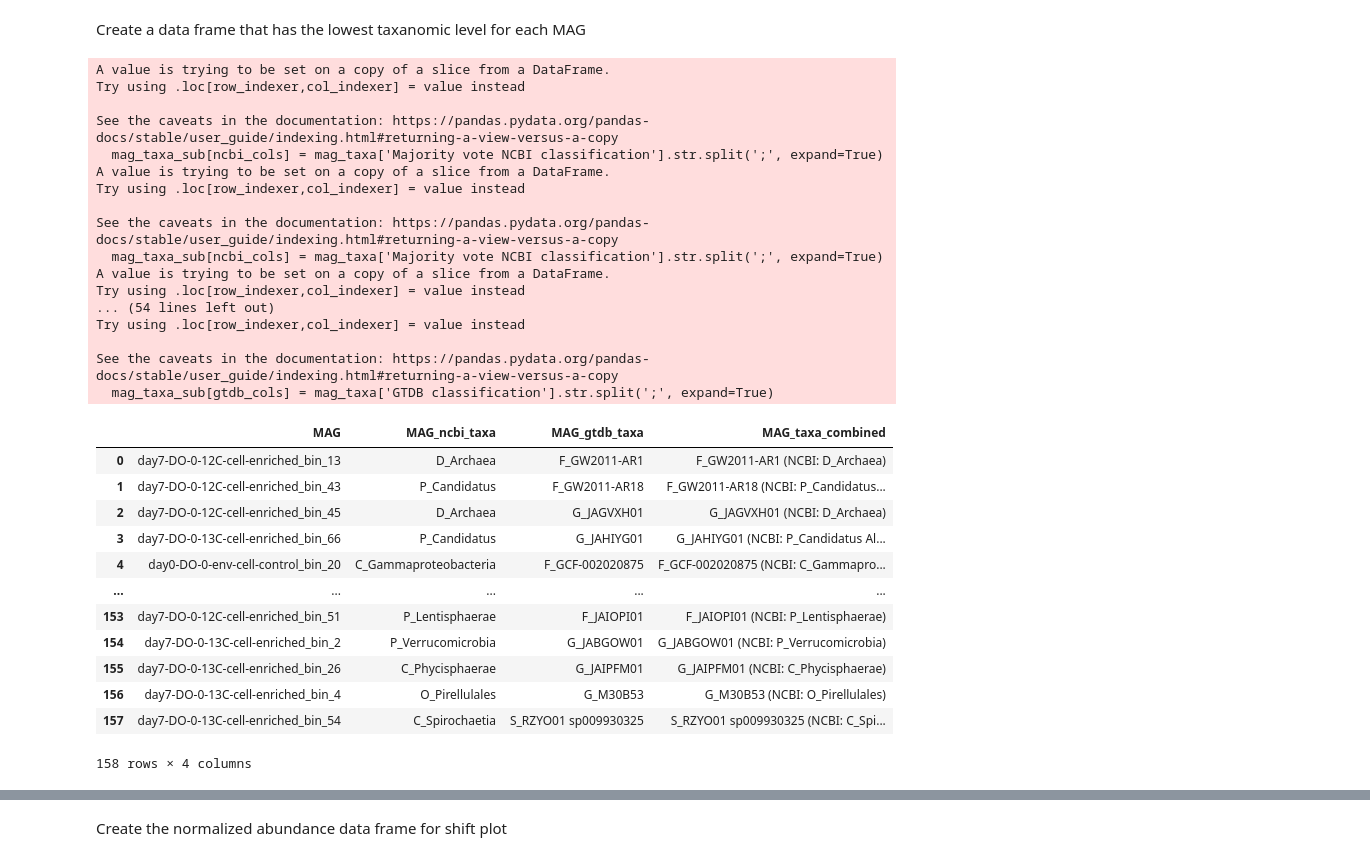
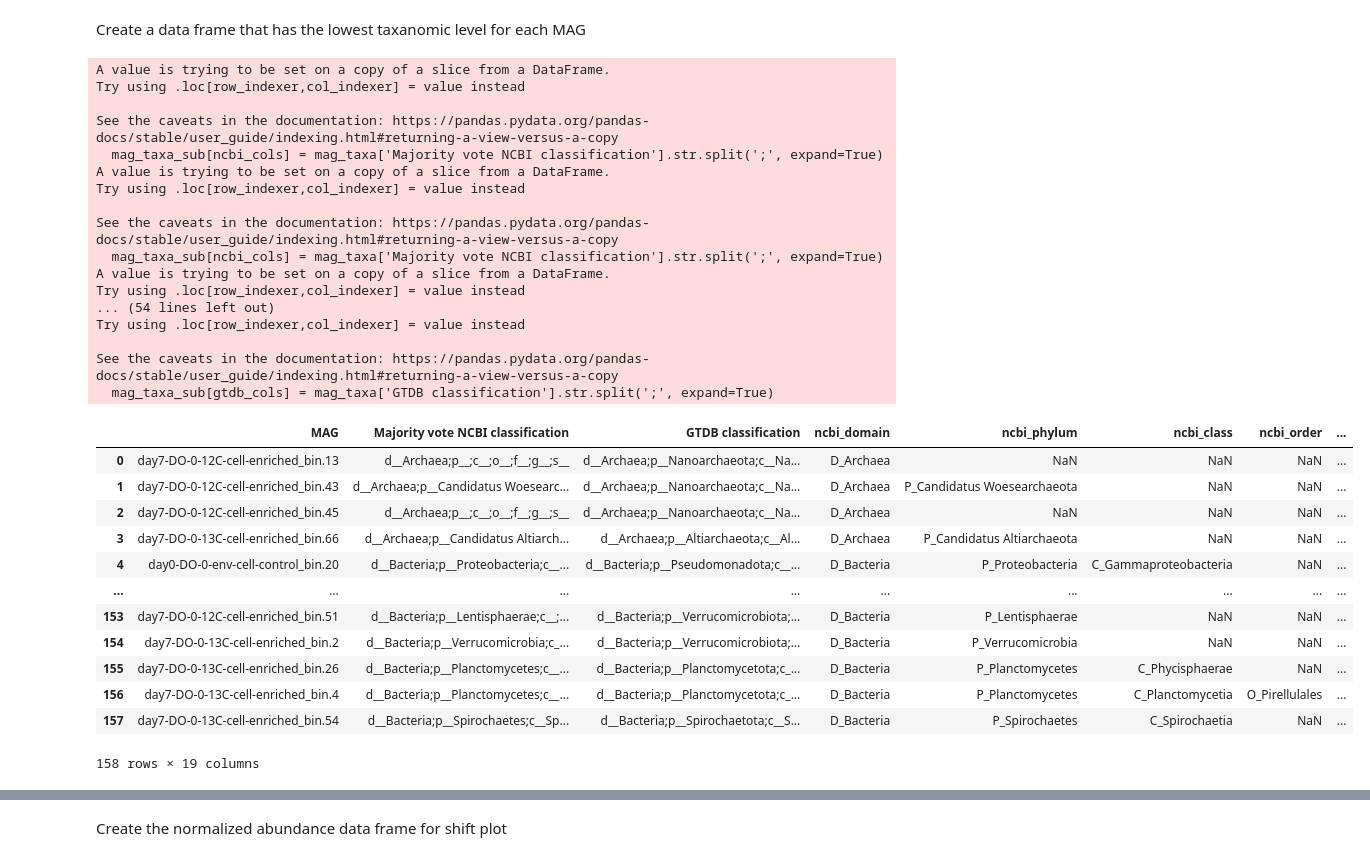
Before and after one commit to DeaconOfBiology/Siders_data, a Jupyter notebook: code/notebooks/ExcessAtomFraction_calculations.ipynb, the cells around one changed output, grey strips where cells are left out. Drawn from its saved outputs; the diff is of its cells as text; code cells hidden in the pictures.

```diff
--- a/code/notebooks/ExcessAtomFraction_calculations.ipynb
+++ b/code/notebooks/ExcessAtomFraction_calculations.ipynb
@@ -163,64 +227,43 @@ def replace_and_capitalize(match):
 for col in ncbi_cols:
     mag_taxa_sub[col] = mag_taxa_sub[col].str.replace(r"(.)__(.*)", replace_and_capitalize, regex=True)
 
 for col in gtdb_cols:
     mag_taxa_sub[col] = mag_taxa_sub[col].str.replace(r"(.)__(.*)", replace_and_capitalize, regex=True)
 
 # Replace empty strings with NaN
 mag_taxa_sub = mag_taxa_sub.replace("", pd.NA)
 # # Create 'taxonomy' column by coalescing across the classification columns
 mag_taxa_sub['MAG_ncbi_taxa'] = mag_taxa_sub[['ncbi_species', 'ncbi_genus', 'ncbi_family', 'ncbi_order', 'ncbi_class', 'ncbi_phylum', 'ncbi_domain']].bfill(axis=1).iloc[:, 0]
 mag_taxa_sub['MAG_gtdb_taxa'] = mag_taxa_sub[['gtdb_species', 'gtdb_genus', 'gtdb_family', 'gtdb_order', 'gtdb_class', 'gtdb_phylum', 'gtdb_domain']].bfill(axis=1).iloc[:, 0]
-
-# # Select the desired columns and rename them
-mag_taxa_sub = mag_taxa_sub[['MAG', 'MAG_ncbi_taxa', 'MAG_gtdb_taxa']]
-
-
-# Define the new column 'MAG_taxa' using a lambda function
-mag_taxa_sub['MAG_taxa_combined'] = mag_taxa_sub.apply(
-    lambda row: row['MAG_gtdb_taxa'] if row['MAG_ncbi_taxa'] == row['MAG_gtdb_taxa']
-    else f"{row['MAG_gtdb_taxa']} (NCBI: {row['MAG_ncbi_taxa']})", axis=1
-)
-
-# Create mask for rows starting with 'Candidatus '
-mask = mag_taxa_sub['MAG_ncbi_taxa'].str.lower().str.startswith('candidatus ')
-
-# For rows starting with 'Candidatus ', keep the first two words
-mag_taxa_sub.loc[mask, 'MAG_ncbi_taxa'] = mag_taxa_sub.loc[mask, 'MAG_ncbi_taxa'].str.split(' ').str[:2].str.join(' ')
-
-# For remaining rows, keep only the first word
-mag_taxa_sub.loc[~mask, 'MAG_ncbi_taxa'] = mag_taxa_sub.loc[~mask, 'MAG_ncbi_taxa'].str.split(' ').str[0]
-
-mag_taxa_sub['MAG'] = mag_taxa_sub['MAG'].str.replace('.', '_')
 mag_taxa_sub
 # %% [output]
 A value is trying to be set on a copy of a slice from a DataFrame.
 Try using .loc[row_indexer,col_indexer] = value instead
 
 See the caveats in the documentation: https://pandas.pydata.org/pandas-docs/stable/user_guide/indexing.html#returning-a-view-versus-a-copy
   mag_taxa_sub[ncbi_cols] = mag_taxa['Majority vote NCBI classification'].str.split(';', expand=True)
 A value is trying to be set on a copy of a slice from a DataFrame.
 Try using .loc[row_indexer,col_indexer] = value instead
 
 See the caveats in the documentation: https://pandas.pydata.org/pandas-docs/stable/user_guide/indexing.html#returning-a-view-versus-a-copy
   mag_taxa_sub[ncbi_cols] = mag_taxa['Majority vote NCBI classification'].str.split(';', expand=True)
 A value is trying to be set on a copy of a slice from a DataFrame.
 Try using .loc[row_indexer,col_indexer] = value instead
 ... (54 lines left out)
 Try using .loc[row_indexer,col_indexer] = value instead
 
 See the caveats in the documentation: https://pandas.pydata.org/pandas-docs/stable/user_guide/indexing.html#returning-a-view-versus-a-copy
   mag_taxa_sub[gtdb_cols] = mag_taxa['GTDB classification'].str.split(';', expand=True)
-|  | MAG | MAG_ncbi_taxa | MAG_gtdb_taxa | MAG_taxa_combined |
-| 0 | day7-DO-0-12C-cell-enriched_bin_13 | D_Archaea | F_GW2011-AR1 | F_GW2011-AR1 (NCBI: D_Archaea) |
-| 1 | day7-DO-0-12C-cell-enriched_bin_43 | P_Candidatus | F_GW2011-AR18 | F_GW2011-AR18 (NCBI: P_Candidatus... |
-| 2 | day7-DO-0-12C-cell-enriched_bin_45 | D_Archaea | G_JAGVXH01 | G_JAGVXH01 (NCBI: D_Archaea) |
-| 3 | day7-DO-0-13C-cell-enriched_bin_66 | P_Candidatus | G_JAHIYG01 | G_JAHIYG01 (NCBI: P_Candidatus Al... |
-| 4 | day0-DO-0-env-cell-control_bin_20 | C_Gammaproteobacteria | F_GCF-002020875 | F_GCF-002020875 (NCBI: C_Gammapro... |
-| ... | ... | ... | ... | ... |
-| 153 | day7-DO-0-12C-cell-enriched_bin_51 | P_Lentisphaerae | F_JAIOPI01 | F_JAIOPI01 (NCBI: P_Lentisphaerae) |
-| 154 | day7-DO-0-13C-cell-enriched_bin_2 | P_Verrucomicrobia | G_JABGOW01 | G_JABGOW01 (NCBI: P_Verrucomicrobia) |
-| 155 | day7-DO-0-13C-cell-enriched_bin_26 | C_Phycisphaerae | G_JAIPFM01 | G_JAIPFM01 (NCBI: C_Phycisphaerae) |
-| 156 | day7-DO-0-13C-cell-enriched_bin_4 | O_Pirellulales | G_M30B53 | G_M30B53 (NCBI: O_Pirellulales) |
-| 157 | day7-DO-0-13C-cell-enriched_bin_54 | C_Spirochaetia | S_RZYO01 sp009930325 | S_RZYO01 sp009930325 (NCBI: C_Spi... |
+|  | MAG | Majority vote NCBI classification | GTDB classification | ncbi_domain | ncbi_phylum | ncbi_class | ncbi_order | ... |
+| 0 | day7-DO-0-12C-cell-enriched_bin.13 | d__Archaea;p__;c__;o__;f__;g__;s__ | d__Archaea;p__Nanoarchaeota;c__Na... | D_Archaea | NaN | NaN | NaN | ... |
+| 1 | day7-DO-0-12C-cell-enriched_bin.43 | d__Archaea;p__Candidatus Woesearc... | d__Archaea;p__Nanoarchaeota;c__Na... | D_Archaea | P_Candidatus Woesearchaeota | NaN | NaN | ... |
+| 2 | day7-DO-0-12C-cell-enriched_bin.45 | d__Archaea;p__;c__;o__;f__;g__;s__ | d__Archaea;p__Nanoarchaeota;c__Na... | D_Archaea | NaN | NaN | NaN | ... |
+| 3 | day7-DO-0-13C-cell-enriched_bin.66 | d__Archaea;p__Candidatus Altiarch... | d__Archaea;p__Altiarchaeota;c__Al... | D_Archaea | P_Candidatus Altiarchaeota | NaN | NaN | ... |
+| 4 | day0-DO-0-env-cell-control_bin.20 | d__Bacteria;p__Proteobacteria;c__... | d__Bacteria;p__Pseudomonadota;c__... | D_Bacteria | P_Proteobacteria | C_Gammaproteobacteria | NaN | ... |
+| ... | ... | ... | ... | ... | ... | ... | ... | ... |
+| 153 | day7-DO-0-12C-cell-enriched_bin.51 | d__Bacteria;p__Lentisphaerae;c__;... | d__Bacteria;p__Verrucomicrobiota;... | D_Bacteria | P_Lentisphaerae | NaN | NaN | ... |
+| 154 | day7-DO-0-13C-cell-enriched_bin.2 | d__Bacteria;p__Verrucomicrobia;c_... | d__Bacteria;p__Verrucomicrobiota;... | D_Bacteria | P_Verrucomicrobia | NaN | NaN | ... |
+| 155 | day7-DO-0-13C-cell-enriched_bin.26 | d__Bacteria;p__Planctomycetes;c__... | d__Bacteria;p__Planctomycetota;c_... | D_Bacteria | P_Planctomycetes | C_Phycisphaerae | NaN | ... |
+| 156 | day7-DO-0-13C-cell-enriched_bin.4 | d__Bacteria;p__Planctomycetes;c__... | d__Bacteria;p__Planctomycetota;c_... | D_Bacteria | P_Planctomycetes | C_Planctomycetia | O_Pirellulales | ... |
+| 157 | day7-DO-0-13C-cell-enriched_bin.54 | d__Bacteria;p__Spirochaetes;c__Sp... | d__Bacteria;p__Spirochaetota;c__S... | D_Bacteria | P_Spirochaetes | C_Spirochaetia | NaN | ... |
-158 rows × 4 columns
+158 rows × 19 columns
```
Also changed, not shown: parts of 13 cells of this notebook, 13 other files.
